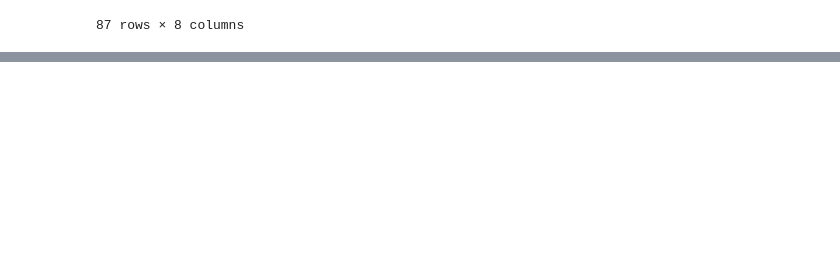
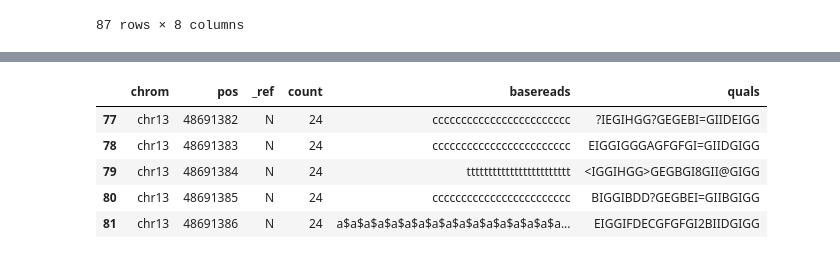
Before and after one commit to Junhyeong02/bioinfo1_project, a Jupyter notebook: CoLab_TermProj_2025_3.ipynb, the cells around one changed output, grey strips where cells are left out. Drawn from its saved outputs; the diff is of its cells as text; code cells hidden in the pictures; blank space fills up the shorter version.

```diff
--- a/CoLab_TermProj_2025_3.ipynb
+++ b/CoLab_TermProj_2025_3.ipynb
@@ -372,0 +417,10 @@ bedgraph.to_csv("CLIP-let7d-gene.bedgraph", sep = "\t", header = False, index =
+# %%
+pileup = pd.read_csv('CLIP-let7f-1-gene.pileup', sep='\t', names=['chrom', 'pos', '_ref', 'count', 'basereads', 'quals'])
+pileup.tail()
+# %% [output]
+|  | chrom | pos | _ref | count | basereads | quals |
+| 77 | chr13 | 48691382 | N | 24 | cccccccccccccccccccccccc | ?IEGIHGG?GEGEBI=GIIDEIGG |
+| 78 | chr13 | 48691383 | N | 24 | cccccccccccccccccccccccc | EIGGIGGGAGFGFGI=GIIDGIGG |
+| 79 | chr13 | 48691384 | N | 24 | tttttttttttttttttttttttt | <IGGIHGG>GEGBGI8GII@GIGG |
+| 80 | chr13 | 48691385 | N | 24 | cccccccccccccccccccccccc | BIGGIBDD?GEGBEI=GIIBGIGG |
+| 81 | chr13 | 48691386 | N | 24 | a$a$a$a$a$a$a$a$a$a$a$a$a$a$a$a$a... | EIGGIFDECGFGFGI2BIIDGIGG |
```
Also changed, not shown: parts of 12 cells of this notebook, 2 other files.
